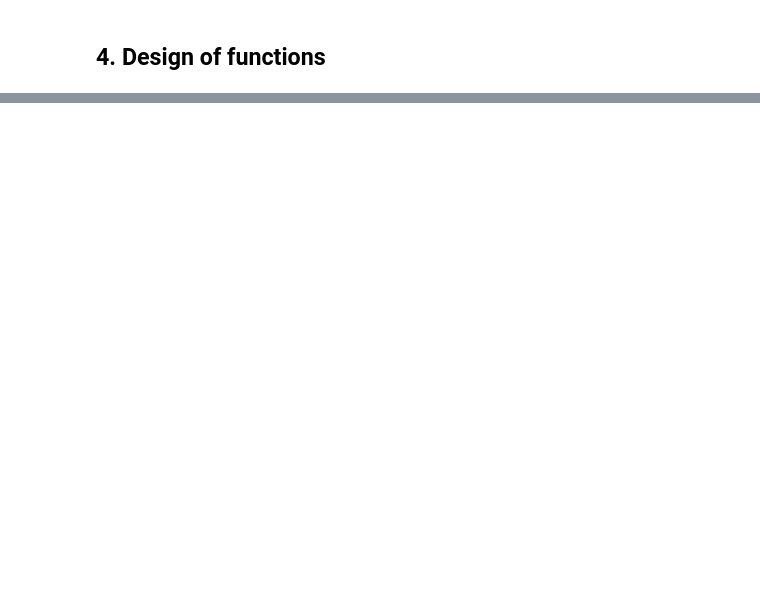
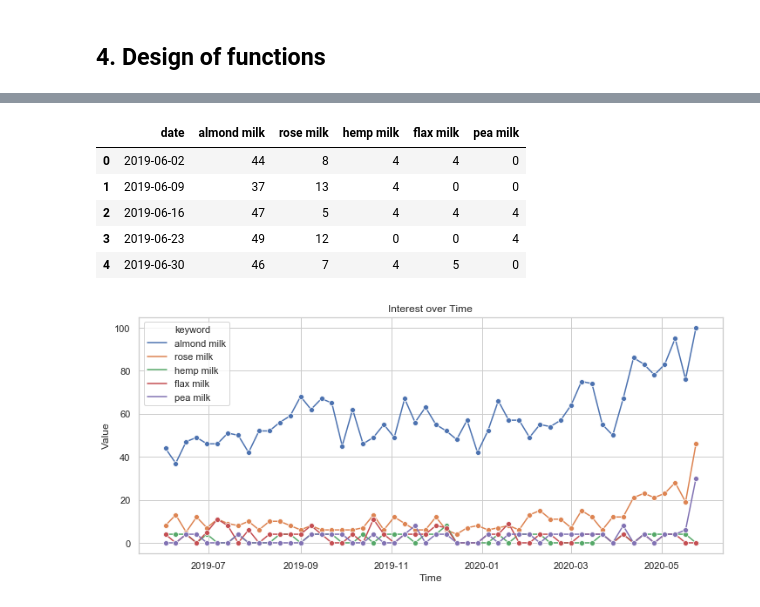
Before and after one commit to CavinKare-Digital/googleTrendsApplication, a Jupyter notebook: googleTrendsApi.ipynb, the cells around one changed output, grey strips where cells are left out. Cells and saved outputs as stored; diff of their text form; code cells hidden in the pictures; blank space fills up the shorter version.

```diff
--- a/googleTrendsApi.ipynb
+++ b/googleTrendsApi.ipynb
@@ -285,0 +330,12 @@ googleTrendsCharts(IoR,TRQ,IoT)
+# %%
+IoT2 = googleTrendsApi_IoT(kwlist2,71,'IN','today 12-m')
+googleTrendsCharts_IoT(IoT2,kwlist2)
+IoT2.head()
+# %% [output]
+|  | date | almond milk | rose milk | hemp milk | flax milk | pea milk |
+| 0 | 2019-06-02 | 44 | 8 | 4 | 4 | 0 |
+| 1 | 2019-06-09 | 37 | 13 | 4 | 0 | 0 |
+| 2 | 2019-06-16 | 47 | 5 | 4 | 4 | 4 |
+| 3 | 2019-06-23 | 49 | 12 | 0 | 0 | 4 |
+| 4 | 2019-06-30 | 46 | 7 | 4 | 5 | 0 |
+[figure, added]
```
Also changed, not shown: parts of 20 cells of this notebook.
